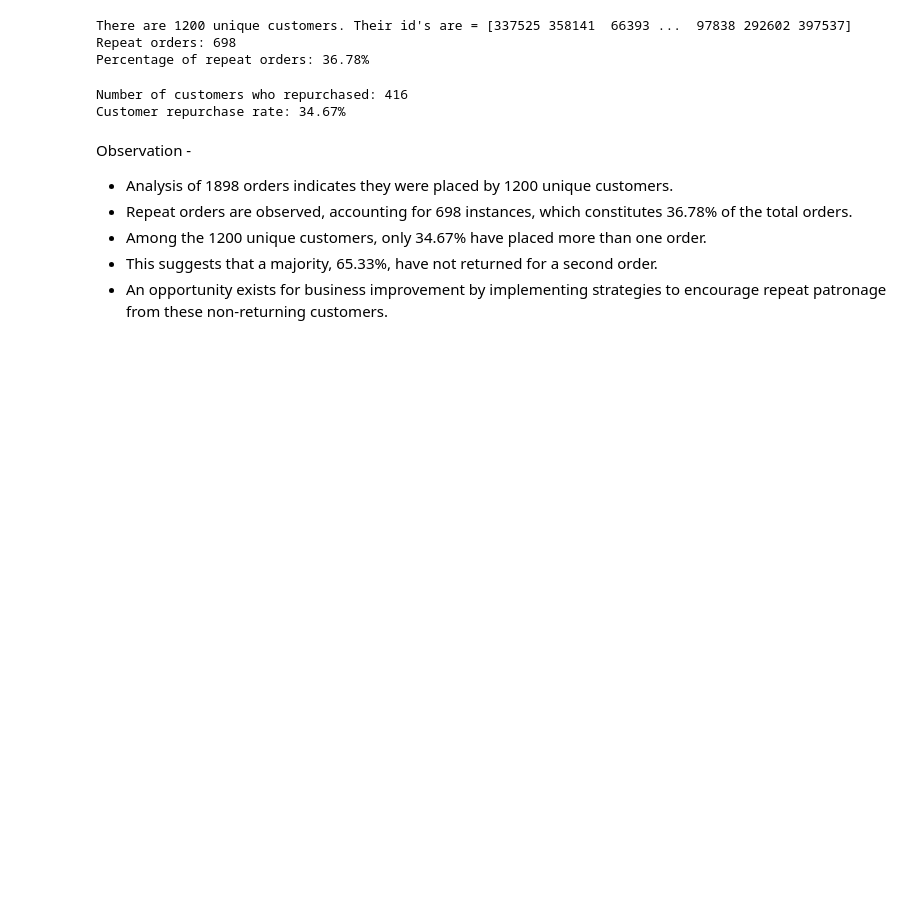
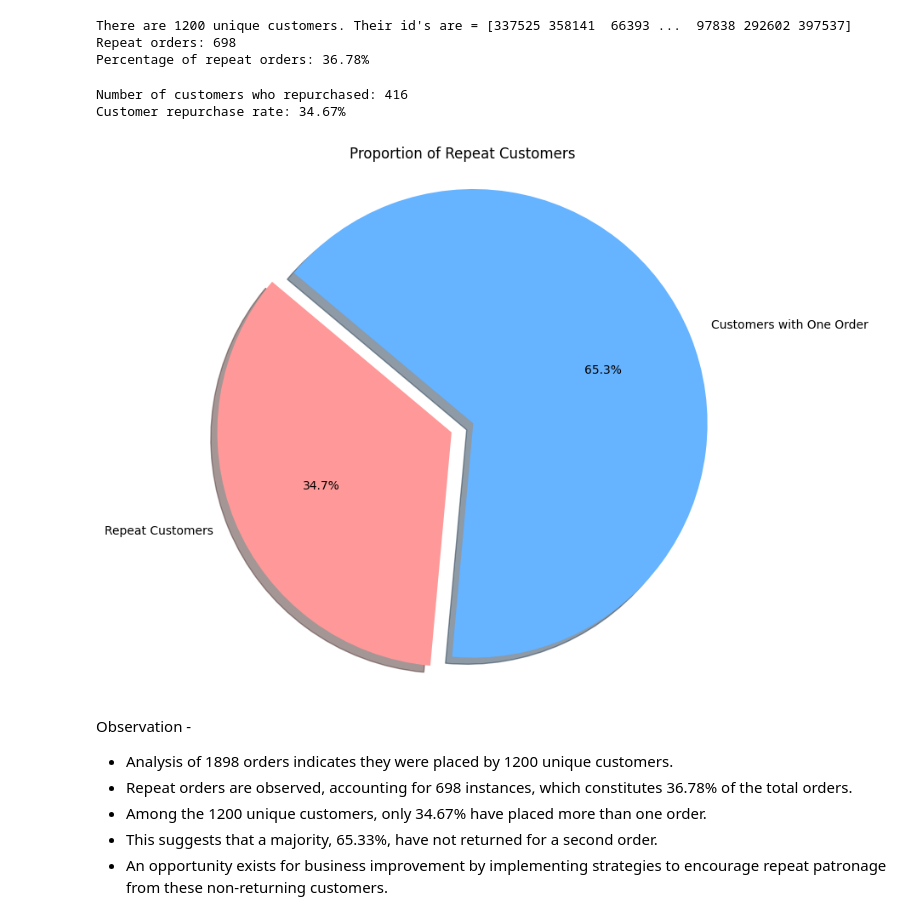
Before and after one commit to RashmiJK/PGP-AIML-FoodHub-EDA, a Jupyter notebook: analyze_foodhub_orders.ipynb, the cells around one changed output. Saved outputs shown, nothing was run; the diff lists cells and outputs as text; code cells hidden in the pictures; blank space fills up the shorter version.

```diff
--- a/analyze_foodhub_orders.ipynb
+++ b/analyze_foodhub_orders.ipynb
@@ -243,6 +243,37 @@ print(f"Customer repurchase rate: {customer_repurchase_rate:.2f}%")
 # %% [output]
 Number of customers who repurchased: 416
 Customer repurchase rate: 34.67%
+# %%
+# Calculate the number of orders per customer
+customer_order_counts = df['customer_id'].value_counts()
+
+# Get the number of customers who have repurchased (placed more than one order)
+customers_who_repurchased = (customer_order_counts > 1).sum()
+
+# Get the number of customers who have placed only one order
+customers_with_one_order = (customer_order_counts == 1).sum()
+
+# Data for the pie chart
+labels = ['Repeat Customers', 'Customers with One Order']
+sizes = [customers_who_repurchased, customers_with_one_order]
+colors = ['#ff9999', '#66b3ff']
+explode = (0.1, 0)
+
+# Create the pie chart
+plt.figure(figsize=(8, 8))
+plt.pie(sizes, explode=explode, labels=labels, colors=colors,
+        autopct='%1.1f%%', shadow=True, startangle=140)
+
+# Add a title
+plt.title('Proportion of Repeat Customers')
+
+# Equal aspect ratio ensures that pie is drawn as a circle.
+plt.axis('equal')
+
+# Show the plot
+plt.show()
+# %% [output]
+[figure, added]
 # %% [markdown]
 Observation -
 * Analysis of 1898 orders indicates they were placed by 1200 unique customers.
```
